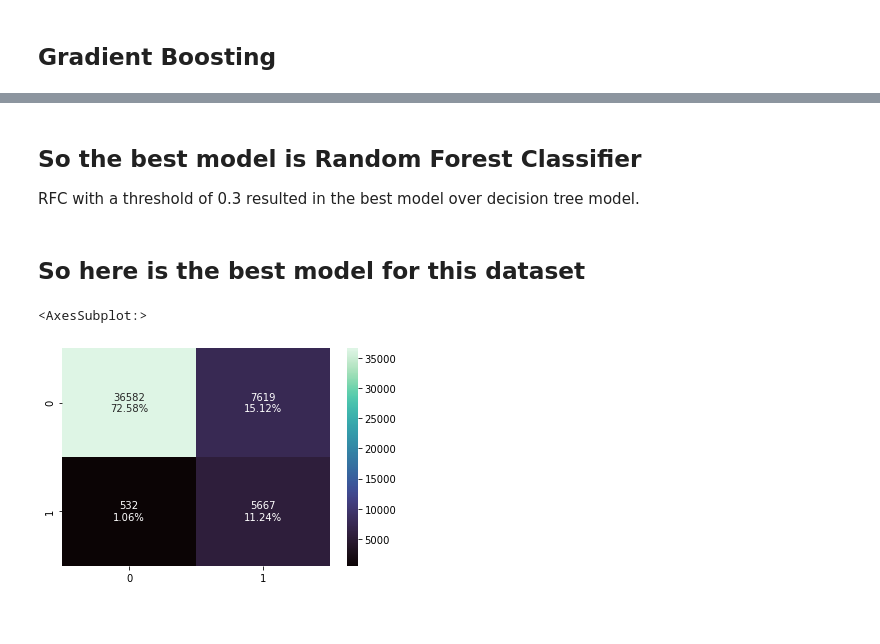
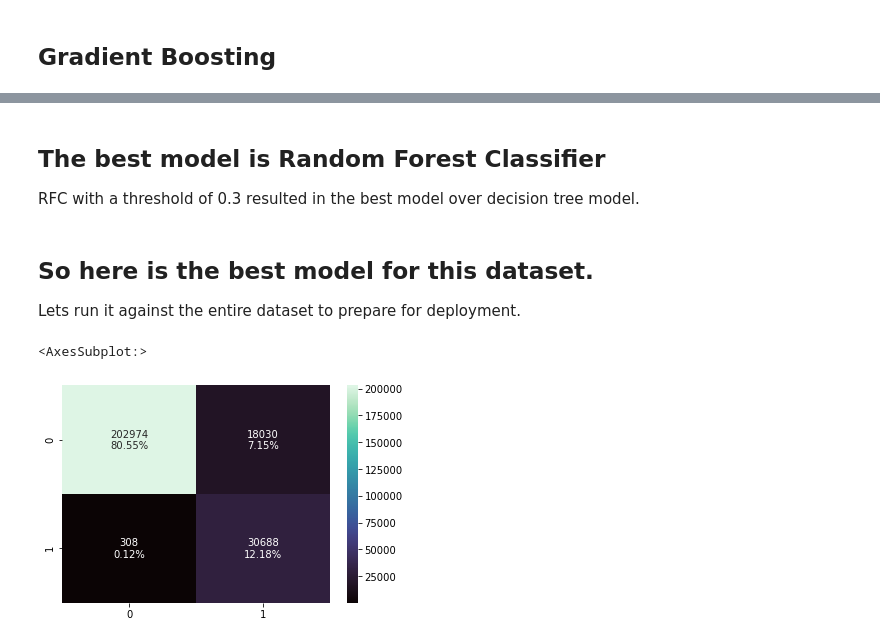
Before and after one commit to atknighton/Team-3-Data-Project, a Jupyter notebook: Final Project.ipynb, the cells around one changed output, grey strips where cells are left out. Cells and saved outputs as stored; diff of their text form; code cells hidden in the pictures; blank space fills up the shorter version.

```diff
--- a/Final Project.ipynb
+++ b/Final Project.ipynb
@@ -1365,26 +1370,27 @@ pd.concat(alldfs, axis=1)
 # %% [markdown]
-## So the best model is Random Forest Classifier
+## The best model is Random Forest Classifier
 RFC with a threshold of 0.3 resulted in the best model over decision tree model.
 # %% [markdown]
-## So here is the best model for this dataset
+## So here is the best model for this dataset.
+Lets run it against the entire dataset to prepare for deployment.
 # %%
 bestModel = RandomForestClassifier(random_state=42)
-bestModel.fit(X_train_std,y_train)
-bestModel_proba = bestModel.predict_proba(X_test_std)
+bestModel.fit(X,y)
+bestModel_proba = bestModel.predict_proba(X)
 
 threshold = 0.3
 bestModel_predict = (bestModel_proba[:,1]>= threshold)
 # %%
-bestModel_cfm = confusion_matrix(y_test,bestModel_predict)
+bestModel_cfm = confusion_matrix(y,bestModel_predict)
 
 group_counts = ['{0:0.0f}'.format(value) for value in
                 bestModel_cfm.flatten()]
 group_percentages = ['{0:.2%}'.format(value) for value in
                      bestModel_cfm.flatten()/np.sum(bestModel_cfm)]
 labels = [f'{v2}\n{v3}' for  v2, v3 in
           zip(group_counts,group_percentages)]
 labels = np.asarray(labels).reshape(2,2)
 sns.heatmap(bestModel_cfm, annot=labels, fmt='', cmap='mako')
 # %% [output]
 <AxesSubplot:>
-[figure, old version]
+[figure, new version]
```
Also changed, not shown: parts of 44 cells of this notebook.
